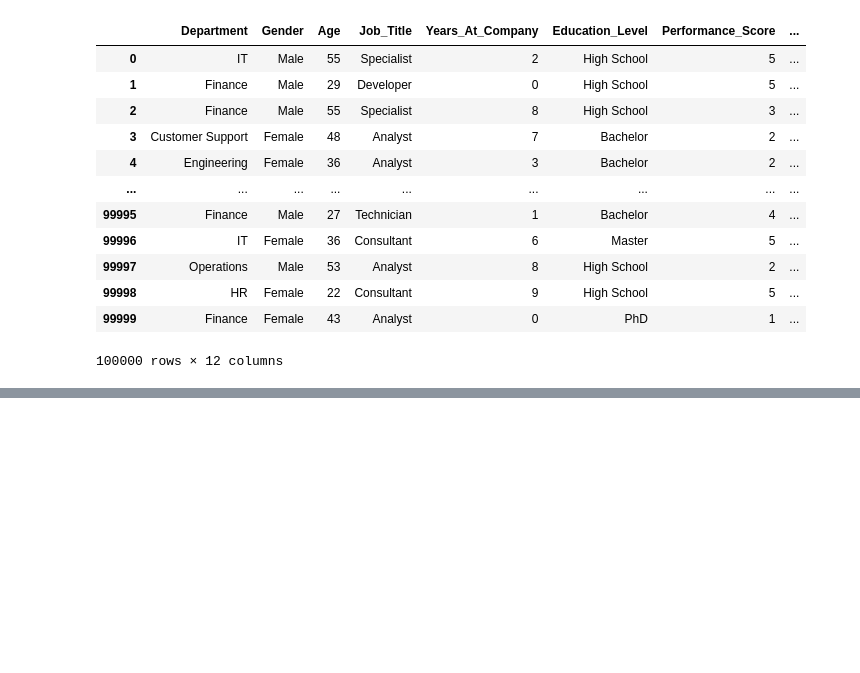
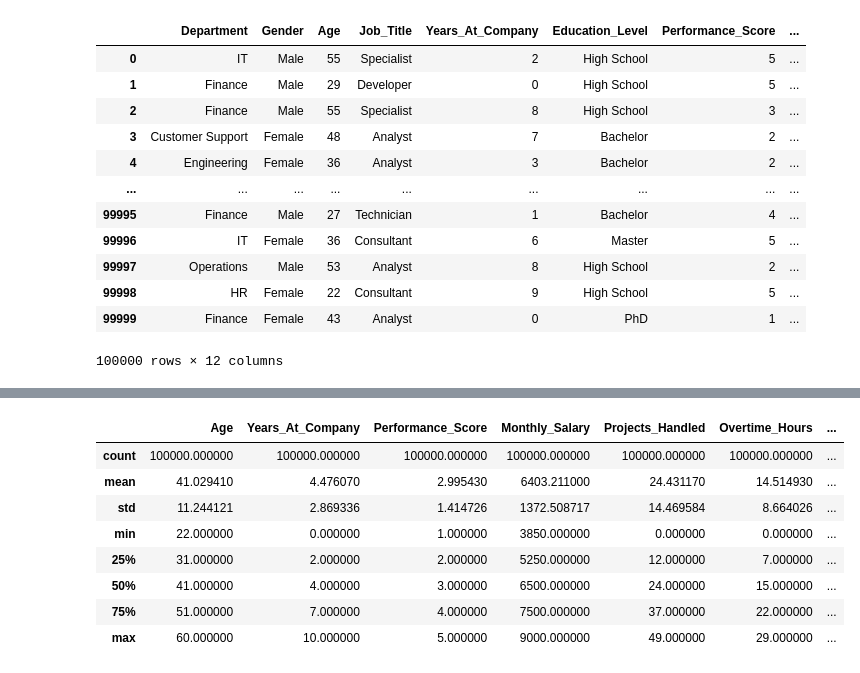
Before and after one commit to eharshit/AMLGaurd-Suspicious-Transaction-Detector, a Jupyter notebook: Analysis.ipynb, the cells around one changed output, grey strips where cells are left out. Saved outputs shown, nothing was run; the diff lists cells and outputs as text; code cells hidden in the pictures; blank space fills up the shorter version.

```diff
--- a/Analysis.ipynb
+++ b/Analysis.ipynb
@@ -57,0 +123,12 @@ data.head()
+# %%
+data.describe()
+# %% [output]
+|  | Age | Years_At_Company | Performance_Score | Monthly_Salary | Projects_Handled | Overtime_Hours | ... |
+| count | 100000.000000 | 100000.000000 | 100000.000000 | 100000.000000 | 100000.000000 | 100000.000000 | ... |
+| mean | 41.029410 | 4.476070 | 2.995430 | 6403.211000 | 24.431170 | 14.514930 | ... |
+| std | 11.244121 | 2.869336 | 1.414726 | 1372.508717 | 14.469584 | 8.664026 | ... |
+| min | 22.000000 | 0.000000 | 1.000000 | 3850.000000 | 0.000000 | 0.000000 | ... |
+| 25% | 31.000000 | 2.000000 | 2.000000 | 5250.000000 | 12.000000 | 7.000000 | ... |
+| 50% | 41.000000 | 4.000000 | 3.000000 | 6500.000000 | 24.000000 | 15.000000 | ... |
+| 75% | 51.000000 | 7.000000 | 4.000000 | 7500.000000 | 37.000000 | 22.000000 | ... |
+| max | 60.000000 | 10.000000 | 5.000000 | 9000.000000 | 49.000000 | 29.000000 | ... |
```
Also changed, not shown: parts of 16 cells of this notebook.
